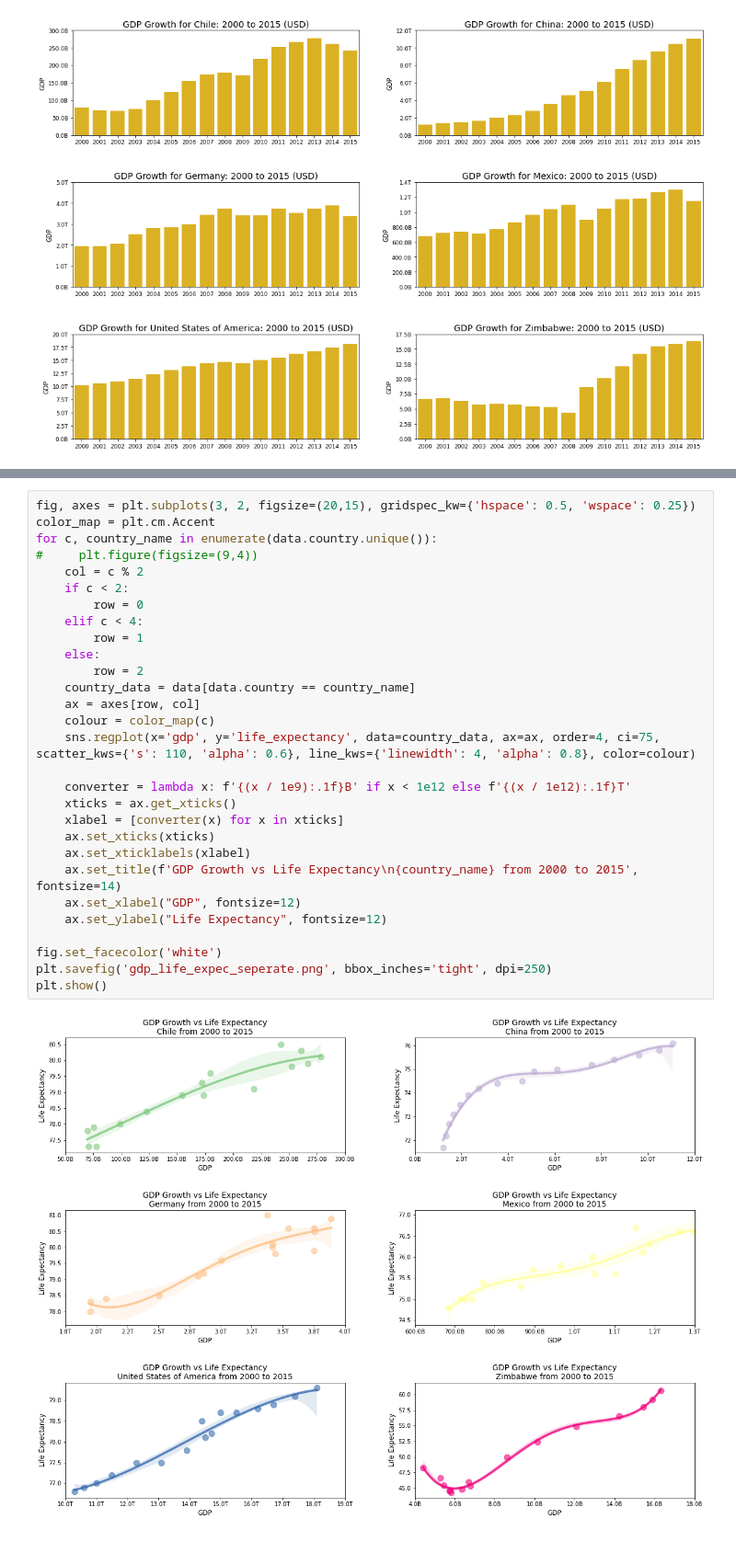
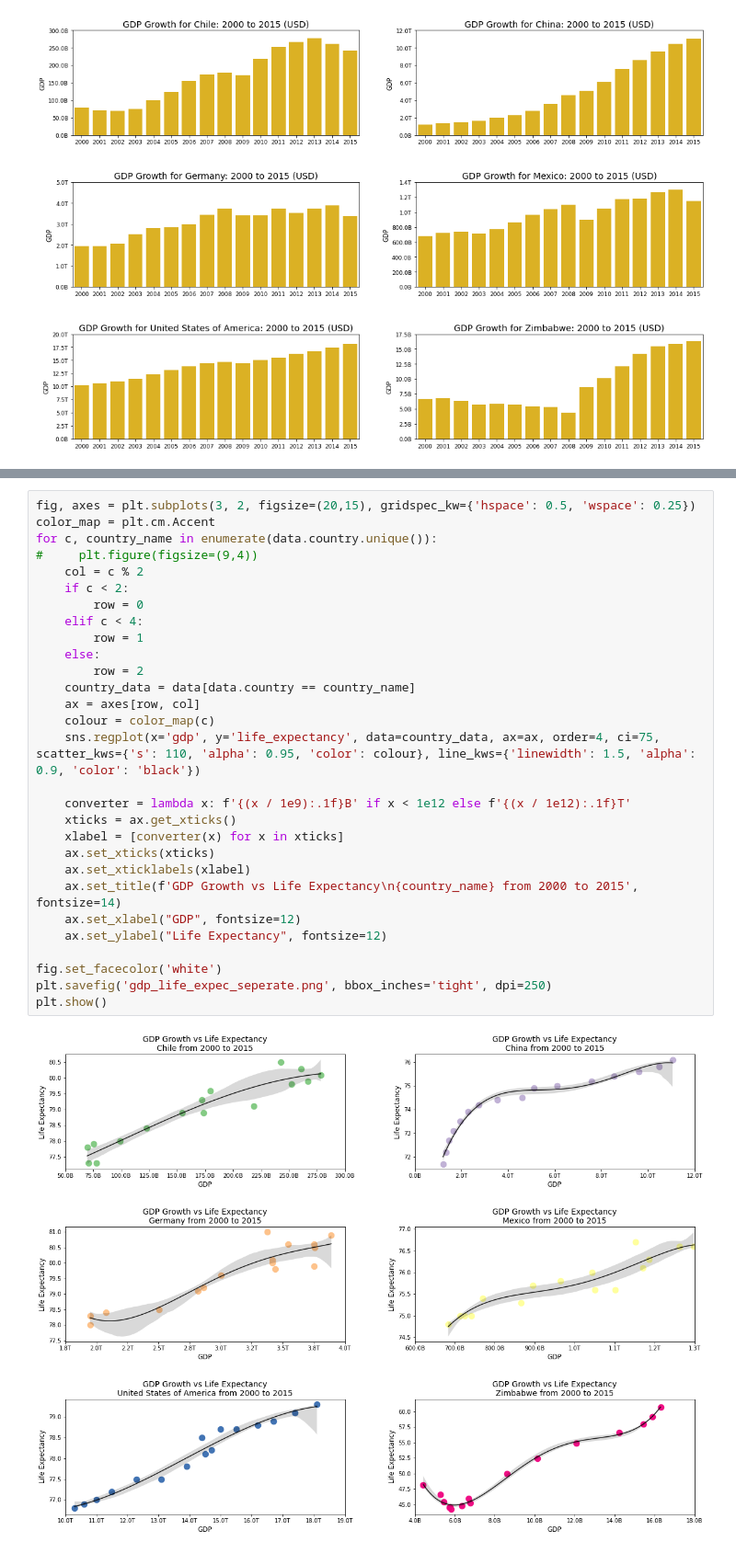
Before and after one commit to rj-pal/Codecademy, a Jupyter notebook: Life-Expectancy-and-GDP-Starter/life_expectancy_gdp.ipynb, the cells around one changed output, grey strips where cells are left out. Shown at 92% size. Saved outputs shown, nothing was run; the diff lists cells and outputs as text.

```diff
--- a/Life-Expectancy-and-GDP-Starter/life_expectancy_gdp.ipynb
+++ b/Life-Expectancy-and-GDP-Starter/life_expectancy_gdp.ipynb
@@ -174,31 +193,31 @@ plt.show()
 # %%
 fig, axes = plt.subplots(3, 2, figsize=(20,15), gridspec_kw={'hspace': 0.5, 'wspace': 0.25})
 color_map = plt.cm.Accent
 for c, country_name in enumerate(data.country.unique()):
 #     plt.figure(figsize=(9,4))
     col = c % 2
     if c < 2:
         row = 0
     elif c < 4:
         row = 1
     else:
         row = 2
     country_data = data[data.country == country_name]
     ax = axes[row, col]
     colour = color_map(c)
-    sns.regplot(x='gdp', y='life_expectancy', data=country_data, ax=ax, order=4, ci=75, scatter_kws={'s': 110, 'alpha': 0.6}, line_kws={'linewidth': 4, 'alpha': 0.8}, color=colour)
+    sns.regplot(x='gdp', y='life_expectancy', data=country_data, ax=ax, order=4, ci=75, scatter_kws={'s': 110, 'alpha': 0.95, 'color': colour}, line_kws={'linewidth': 1.5, 'alpha': 0.9, 'color': 'black'})
 
     converter = lambda x: f'{(x / 1e9):.1f}B' if x < 1e12 else f'{(x / 1e12):.1f}T'
     xticks = ax.get_xticks()
     xlabel = [converter(x) for x in xticks]
     ax.set_xticks(xticks)
     ax.set_xticklabels(xlabel)
     ax.set_title(f'GDP Growth vs Life Expectancy\n{country_name} from 2000 to 2015', fontsize=14)
     ax.set_xlabel("GDP", fontsize=12)
     ax.set_ylabel("Life Expectancy", fontsize=12)
 
 fig.set_facecolor('white')
 plt.savefig('gdp_life_expec_seperate.png', bbox_inches='tight', dpi=250)
 plt.show()
 # %% [output]
-[figure, old version]
+[figure, new version]
```
Also changed, not shown: parts of 10 cells of this notebook, 4 other files.
